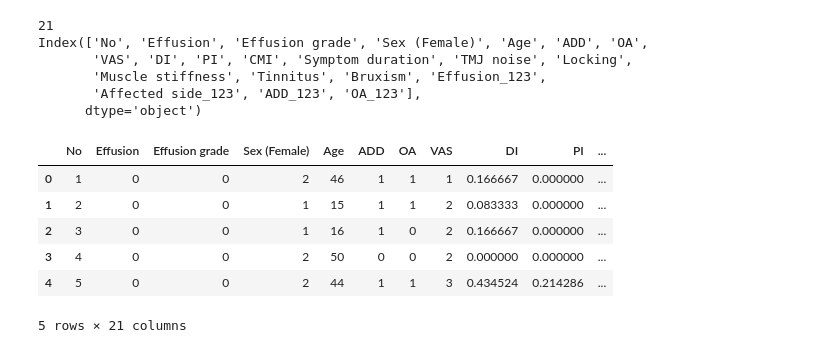
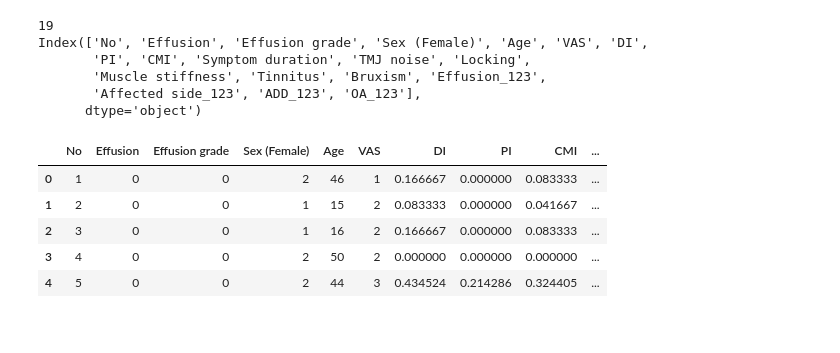
Before and after one commit to seongwoojang1123/TMJ-Effusion-and-Pain, a Jupyter notebook: 1_data_preprocessing_Effusion.ipynb, the cells around one changed output. Saved outputs shown, nothing was run; the diff lists cells and outputs as text; code cells hidden in the pictures.

```diff
--- a/1_data_preprocessing_Effusion.ipynb
+++ b/1_data_preprocessing_Effusion.ipynb
@@ -3,33 +3,32 @@
 # %%
 import numpy as np
 import pandas as pd
 import matplotlib.pyplot as plt
 import seaborn as sns
 
-file_path = '/content/drive/MyDrive/Effusion OSA TMD/20250831_Effusion_TMD_Pain_Data.xlsx'
+file_path = '/content/drive/MyDrive/Effusion OSA TMD/20260211_Effusion_TMD_Pain_Data.xlsx'
 
 df = pd.read_excel(file_path, sheet_name='20250830_20250829_20250226_2024')
 
 df.replace("", np.nan, inplace=True)
 
 columns = df.columns
 print(len(columns))
 print(columns)
 df.head()
 # %% [output]
-21
-Index(['No', 'Effusion', 'Effusion grade', 'Sex (Female)', 'Age', 'ADD', 'OA',
-       'VAS', 'DI', 'PI', 'CMI', 'Symptom duration', 'TMJ noise', 'Locking',
+19
+Index(['No', 'Effusion', 'Effusion grade', 'Sex (Female)', 'Age', 'VAS', 'DI',
+       'PI', 'CMI', 'Symptom duration', 'TMJ noise', 'Locking',
        'Muscle stiffness', 'Tinnitus', 'Bruxism', 'Effusion_123',
        'Affected side_123', 'ADD_123', 'OA_123'],
       dtype='object')
-|  | No | Effusion | Effusion grade | Sex (Female) | Age | ADD | OA | VAS | DI | PI | ... |
-| 0 | 1 | 0 | 0 | 2 | 46 | 1 | 1 | 1 | 0.166667 | 0.000000 | ... |
-| 1 | 2 | 0 | 0 | 1 | 15 | 1 | 1 | 2 | 0.083333 | 0.000000 | ... |
-| 2 | 3 | 0 | 0 | 1 | 16 | 1 | 0 | 2 | 0.166667 | 0.000000 | ... |
-| 3 | 4 | 0 | 0 | 2 | 50 | 0 | 0 | 2 | 0.000000 | 0.000000 | ... |
-| 4 | 5 | 0 | 0 | 2 | 44 | 1 | 1 | 3 | 0.434524 | 0.214286 | ... |
+|  | No | Effusion | Effusion grade | Sex (Female) | Age | VAS | DI | PI | CMI | ... |
+| 0 | 1 | 0 | 0 | 2 | 46 | 1 | 0.166667 | 0.000000 | 0.083333 | ... |
+| 1 | 2 | 0 | 0 | 1 | 15 | 2 | 0.083333 | 0.000000 | 0.041667 | ... |
+| 2 | 3 | 0 | 0 | 1 | 16 | 2 | 0.166667 | 0.000000 | 0.083333 | ... |
+| 3 | 4 | 0 | 0 | 2 | 50 | 2 | 0.000000 | 0.000000 | 0.000000 | ... |
+| 4 | 5 | 0 | 0 | 2 | 44 | 3 | 0.434524 | 0.214286 | 0.324405 | ... |
-5 rows × 21 columns
 # %%
 df.describe()
 # %% [output]
```
Also changed, not shown: parts of 2 cells of this notebook.
